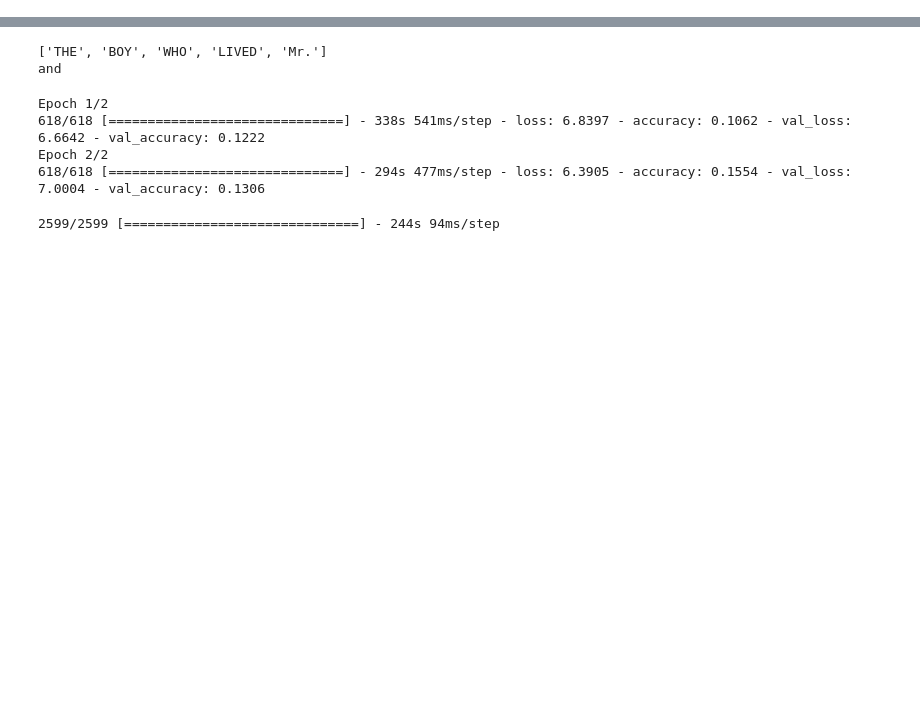
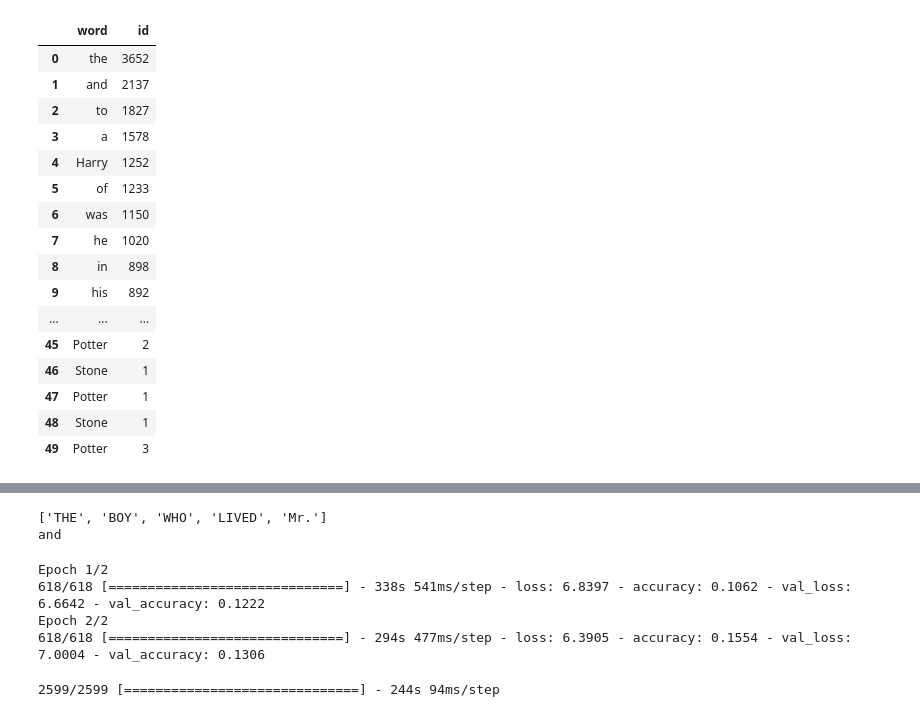
Before and after one commit to rodum012/Harry_Potter_AI, a Jupyter notebook: HP_AI.ipynb, the cells around one changed output, grey strips where cells are left out. Drawn from its saved outputs; the diff is of its cells as text; code cells hidden in the pictures; blank space fills up the shorter version.

Commit message:
Filtered words by unique values and how often they show up

```diff
--- a/HP_AI.ipynb
+++ b/HP_AI.ipynb
@@ -40,0 +26,3 @@ unique_word_index = dict((c, i) for i, c in enumerate(unique_words))
+# %%
+words=hp_df['word'].to_list()
+words[0:5]
@@ -40,0 +31,3 @@ unique_word_index = dict((c, i) for i, c in enumerate(unique_words))
+# %%
+word_sort = sorted(words, key = words.count, reverse = True)
+word_sort[0:10]
@@ -40,0 +44,32 @@ unique_word_index = dict((c, i) for i, c in enumerate(unique_words))
+# %%
+weighted_words = []
+weighted_count = []
+count = 0
+for i in word_sort:
+    if count == 0:
+        weighted_words.append(i)
+        count+=1
+    elif word_sort.index(i) == 83162:
+        #for j in weighted_count:
+            #if j == count:
+                #count = j + 0.00000000001 * word_sort.index(i)
+                #break
+        weighted_count.append(count)
+        count = 1
+        weighted_words.append(i)
+        weighted_count.append(count)
+    elif i != weighted_words[-1]:
+        #for j in weighted_count:
+            #if j == count:
+                #count = j + 0.00000000001 * word_sort.index(i)
+                #break
+        weighted_count.append(count)
+        count = 1
+        weighted_words.append(i)
+    else:
+        count+=1
+
+display(weighted_words[:10])
+display(weighted_count[:10])
+display(weighted_words[-10:])
+display(weighted_count[-10:])
@@ -40,0 +90,24 @@ unique_word_index = dict((c, i) for i, c in enumerate(unique_words))
+# %%
+hp_df = pd.DataFrame(columns=['word','id'])
+hp_df['word'] = weighted_words
+hp_df['id'] = weighted_count
+#hp_df.loc[hp_df['word'] == 'Potter']
+hp_df.head(50)
+# %% [output]
+|  | word | id |
+| 0 | the | 3652 |
+| 1 | and | 2137 |
+| 2 | to | 1827 |
+| 3 | a | 1578 |
+| 4 | Harry | 1252 |
+| 5 | of | 1233 |
+| 6 | was | 1150 |
+| 7 | he | 1020 |
+| 8 | in | 898 |
+| 9 | his | 892 |
+| ... | ... | ... |
+| 45 | Potter | 2 |
+| 46 | Stone | 1 |
+| 47 | Potter | 1 |
+| 48 | Stone | 1 |
+| 49 | Potter | 3 |
```
Also changed, not shown: parts of 14 cells of this notebook, 2 other files.
